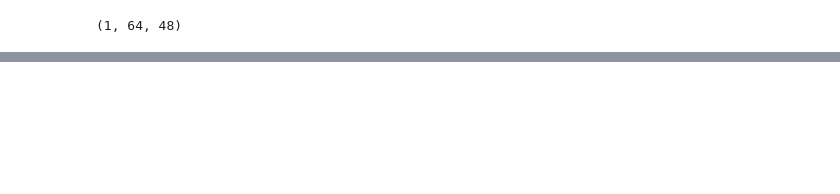
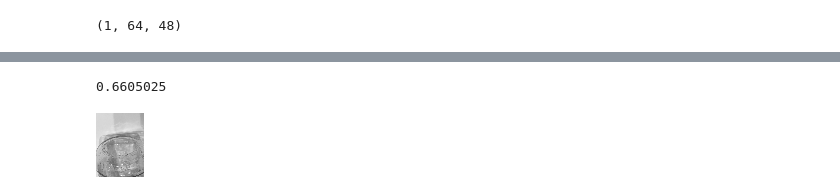
Before and after one commit to sipocz/Garbage_Classification, a Jupyter notebook: Garbage_model_usage.ipynb, the cells around one changed output, grey strips where cells are left out. Saved outputs shown, nothing was run; the diff lists cells and outputs as text; code cells hidden in the pictures; blank space fills up the shorter version.

Commit message:
Létrehozva a Colaboratory használatával

```diff
--- a/Garbage_model_usage.ipynb
+++ b/Garbage_model_usage.ipynb
@@ -224,4 +194,4 @@ print(features_layer1)
 # %%
 klayer=autoencoder.get_layer(name="coded")
 # %%
-klayer.variables[1].numpy()
+p1=klayer.variables[1].numpy()
@@ -247,0 +204,4 @@ cv2_imshow(oo[0])
+# %%
+np.linalg.norm(p1)
+# %% [output]
+0.6605025
@@ -247,0 +215,42 @@ cv2_imshow(oo[0])
+# %%
+def embed_vector(fname):
+    from google.colab.patches import cv2_imshow
+
+    imagex=format_image(fname)
+    imagex=tf.image.rot90(imagex)
+
+    cv2_imshow(imagex.numpy())
+    ii=imagex.numpy()
+    ii=ii.reshape(-1,64,48)
+    ii.shape
+    oo=autoencoder.predict(ii)
+    cv2_imshow(oo[0])
+    klayer=autoencoder.get_layer(name="coded")
+    p1=klayer.variables[1].numpy()
+    print(klayer.variables)
+    return(p1)
+# %%
+def embed_vector(fname):
+
+    from keras.models import Model
+
+    model = autoencoder  # include here your original model
+
+    layer_name = 'coded'
+    intermediate_layer_model = Model(inputs=model.input,
+                                    outputs=model.get_layer(layer_name).output)
+
+    imagex=format_image(fname)
+    imagex=tf.image.rot90(imagex)
+
+    cv2_imshow(imagex.numpy())
+    ii=imagex.numpy()
+    ii=ii.reshape(-1,64,48)
+    ii.shape
+    intermediate_output = intermediate_layer_model.predict(ii)
+    return(intermediate_output)
+# %%
+f1="./graf/glass/003.jpg"
+v1=embed_vector(f1)
+# %% [output]
+[figure, added]
```
Also changed, not shown: parts of 22 cells of this notebook.
